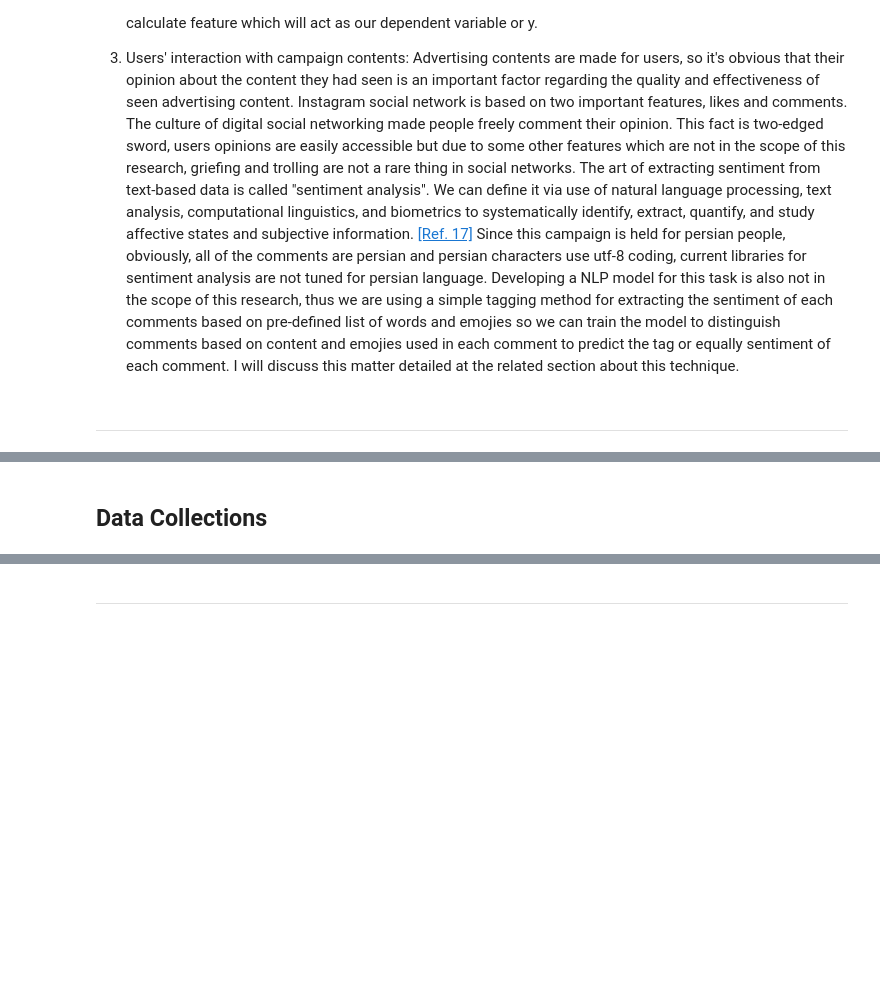
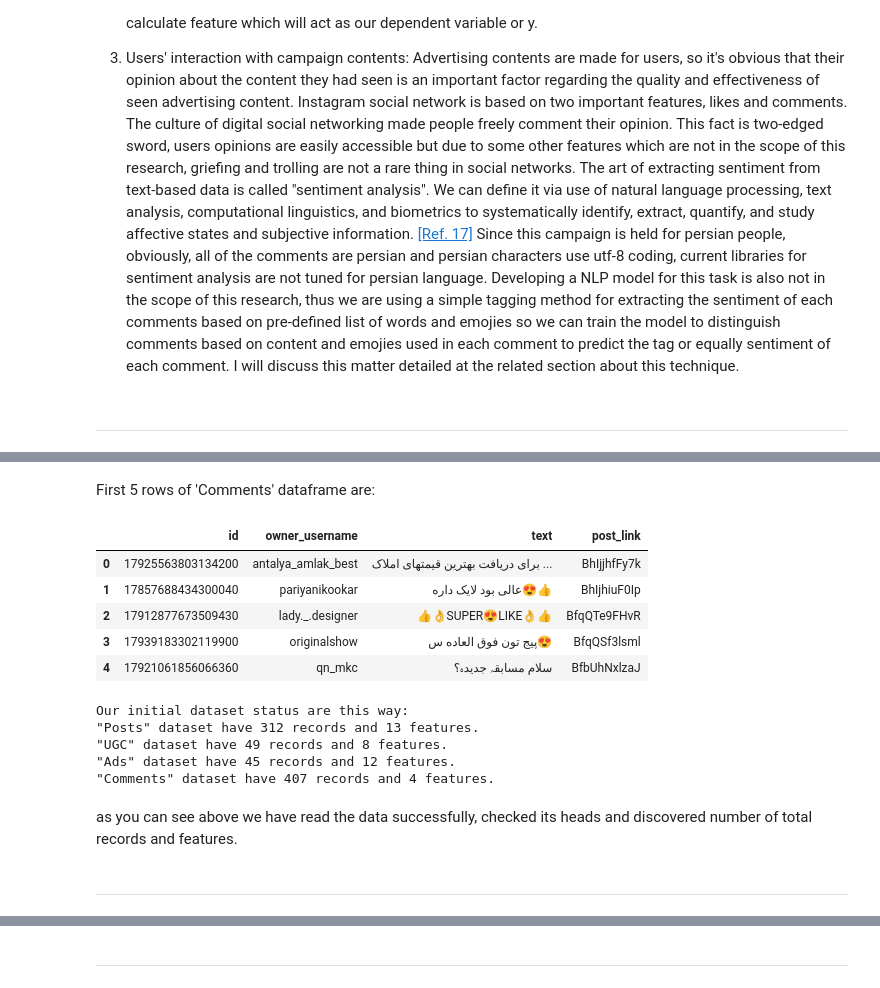
Before and after one commit to RaminFerdos/MSC_Thesis_IG_Bot, a Jupyter notebook: Main.ipynb, the cells around one changed output, grey strips where cells are left out. Cells and saved outputs as stored; diff of their text form; code cells hidden in the pictures; blank space fills up the shorter version.

```diff
--- a/Main.ipynb
+++ b/Main.ipynb
@@ -112,2 +168,28 @@ In this project, our objective is to determine the effectiveness of a digital ad
+# %% [markdown]
+First 5 rows of 'Comments' dataframe are:
+# %%
+df_comments.drop(columns = ['Unnamed: 0', 'Unnamed: 0.1'], inplace = True)
+df_comments.head()
+# %% [output]
+|  | id | owner_username | text | post_link |
+| 0 | 17925563803134200 | antalya_amlak_best | برای دریافت بهترین قیمتهای املاک ... | BhIjjhfFy7k |
+| 1 | 17857688434300040 | pariyanikookar | عالی بود لایک داره😍👍 | BhIjhiuF0Ip |
+| 2 | 17912877673509430 | lady._.designer | 👍👌SUPER😍LIKE👌👍 | BfqQTe9FHvR |
+| 3 | 17939183302119900 | originalshow | پیج تون فوق العاده س😍 | BfqQSf3lsml |
+| 4 | 17921061856066360 | qn_mkc | سلام مسابقہ جدیدہ؟ | BfbUhNxlzaJ |
+# %%
+print('Our initial dataset status are this way:')
+print(f'"Posts" dataset have {df_posts.shape[0]} records and {df_posts.shape[1]} features.')
+print(f'"UGC" dataset have {df_ugc.shape[0]} records and {df_ugc.shape[1]} features.')
+print(f'"Ads" dataset have {df_ads.shape[0]} records and {df_ads.shape[1]} features.')
+print(f'"Comments" dataset have {df_comments.shape[0]} records and {df_comments.shape[1]} features.')
+# %% [output]
+Our initial dataset status are this way:
+"Posts" dataset have 312 records and 13 features.
+"UGC" dataset have 49 records and 8 features.
+"Ads" dataset have 45 records and 12 features.
+"Comments" dataset have 407 records and 4 features.
+# %% [markdown]
+as you can see above we have read the data successfully, checked its heads and discovered number of total records and features.
 # %% [markdown]
-## Data Collections
+---
```
Also changed, not shown: parts of 12 cells of this notebook.
